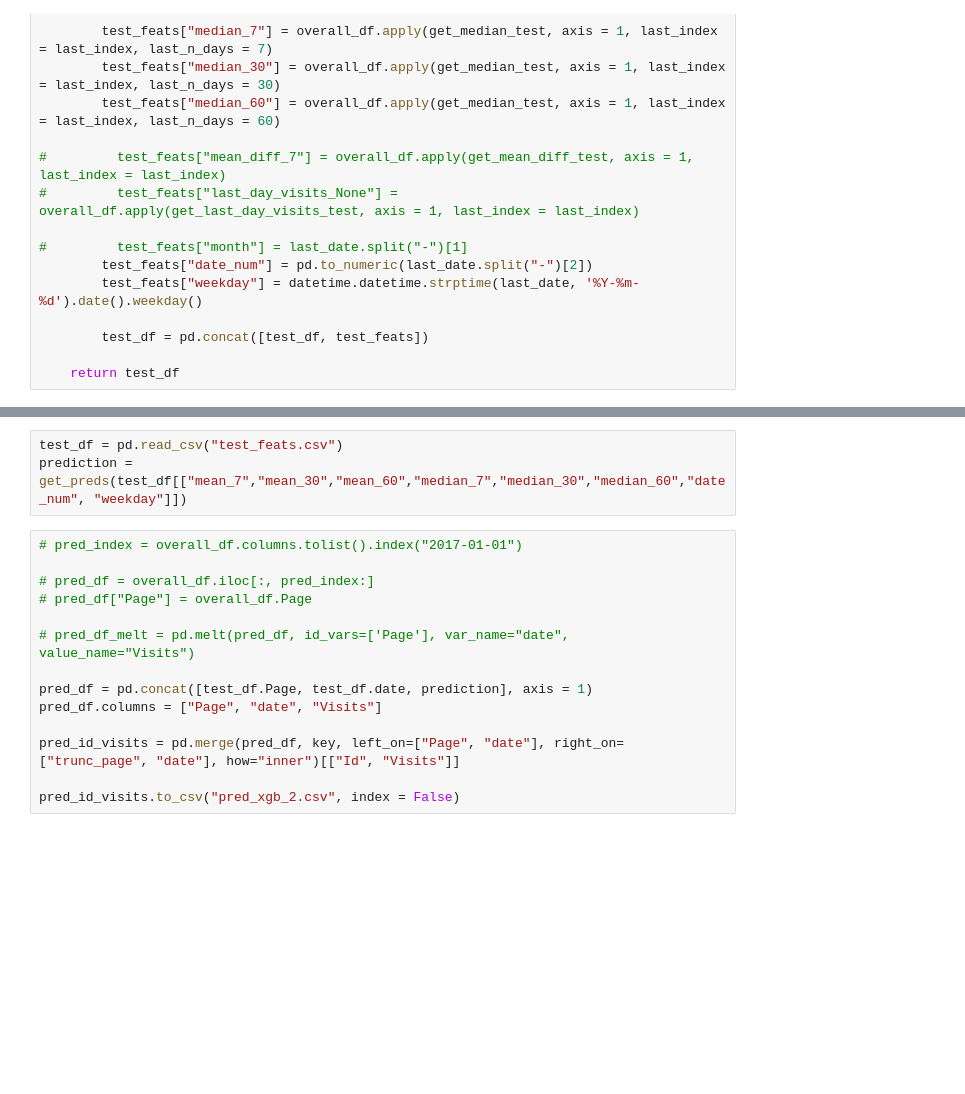
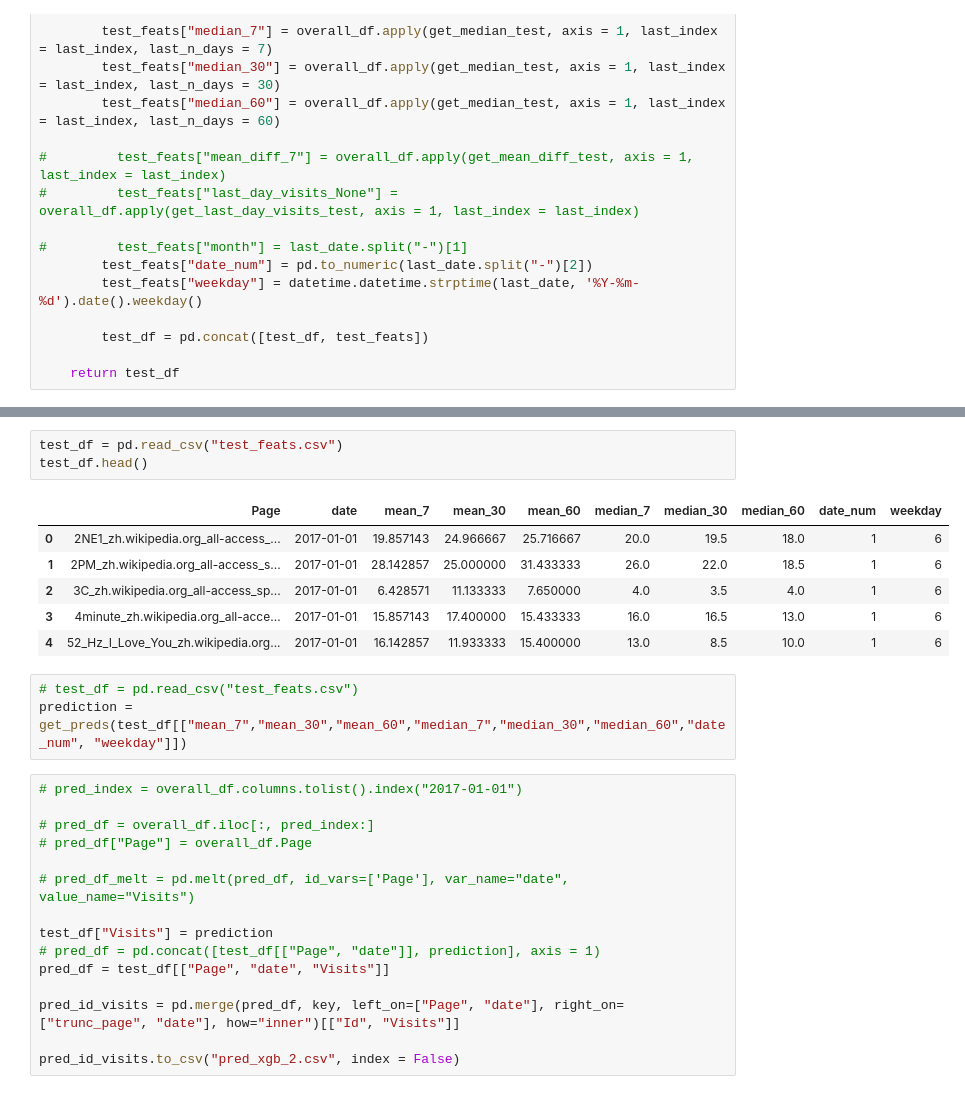
Before and after one commit to shubh24/web_traffic_prediction, a Jupyter notebook: explore.ipynb, the cells around one changed output, grey strips where cells are left out. Cells and saved outputs as stored; diff of their text form; blank space fills up the shorter version.

```diff
--- a/explore.ipynb
+++ b/explore.ipynb
@@ -321,8 +321,18 @@ test_df.to_csv("test_feats.csv", index = False)
 2017-02-27
 2017-02-28
 2017-03-01
+# %%
+test_df = pd.read_csv("test_feats.csv")
+test_df.head()
+# %% [output]
+|  | Page | date | mean_7 | mean_30 | mean_60 | median_7 | median_30 | median_60 | date_num | weekday |
+| 0 | 2NE1_zh.wikipedia.org_all-access_... | 2017-01-01 | 19.857143 | 24.966667 | 25.716667 | 20.0 | 19.5 | 18.0 | 1 | 6 |
+| 1 | 2PM_zh.wikipedia.org_all-access_s... | 2017-01-01 | 28.142857 | 25.000000 | 31.433333 | 26.0 | 22.0 | 18.5 | 1 | 6 |
+| 2 | 3C_zh.wikipedia.org_all-access_sp... | 2017-01-01 | 6.428571 | 11.133333 | 7.650000 | 4.0 | 3.5 | 4.0 | 1 | 6 |
+| 3 | 4minute_zh.wikipedia.org_all-acce... | 2017-01-01 | 15.857143 | 17.400000 | 15.433333 | 16.0 | 16.5 | 13.0 | 1 | 6 |
+| 4 | 52_Hz_I_Love_You_zh.wikipedia.org... | 2017-01-01 | 16.142857 | 11.933333 | 15.400000 | 13.0 | 8.5 | 10.0 | 1 | 6 |
 # %%
-test_df = pd.read_csv("test_feats.csv")
+# test_df = pd.read_csv("test_feats.csv")
 prediction = get_preds(test_df[["mean_7","mean_30","mean_60","median_7","median_30","median_60","date_num", "weekday"]])
 # %%
 # pred_index = overall_df.columns.tolist().index("2017-01-01")
@@ -332,8 +342,9 @@ prediction = get_preds(test_df[["mean_7","mean_30","mean_60","median_7","median_
 
 # pred_df_melt = pd.melt(pred_df, id_vars=['Page'], var_name="date", value_name="Visits")
 
-pred_df = pd.concat([test_df.Page, test_df.date, prediction], axis = 1)
-pred_df.columns = ["Page", "date", "Visits"]
+test_df["Visits"] = prediction
+# pred_df = pd.concat([test_df[["Page", "date"]], prediction], axis = 1)
+pred_df = test_df[["Page", "date", "Visits"]]
 
 pred_id_visits = pd.merge(pred_df, key, left_on=["Page", "date"], right_on=["trunc_page", "date"], how="inner")[["Id", "Visits"]]
 
```
Also changed, not shown: parts of 4 cells of this notebook.
